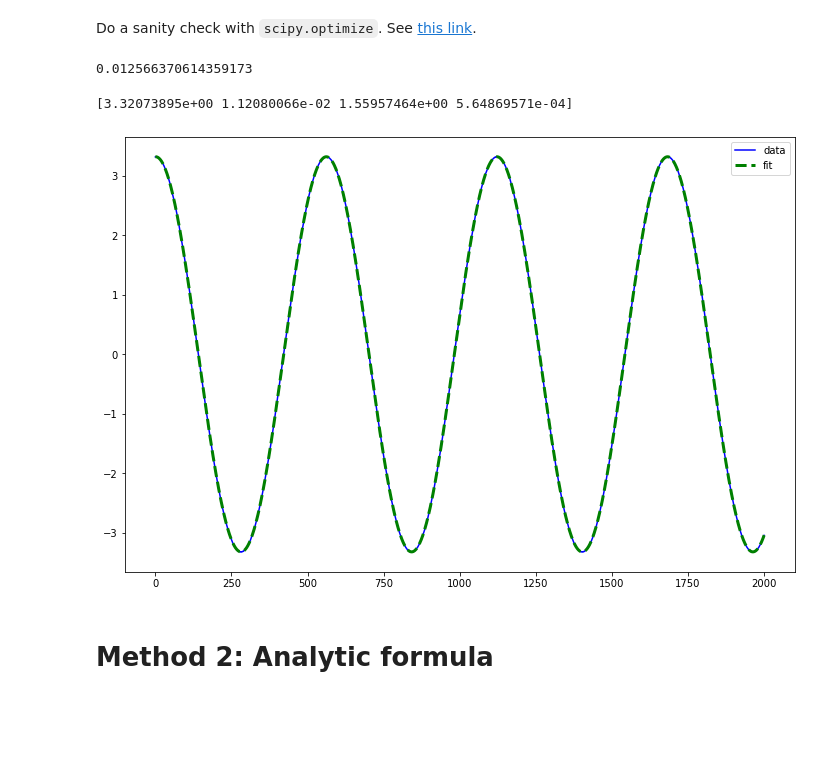
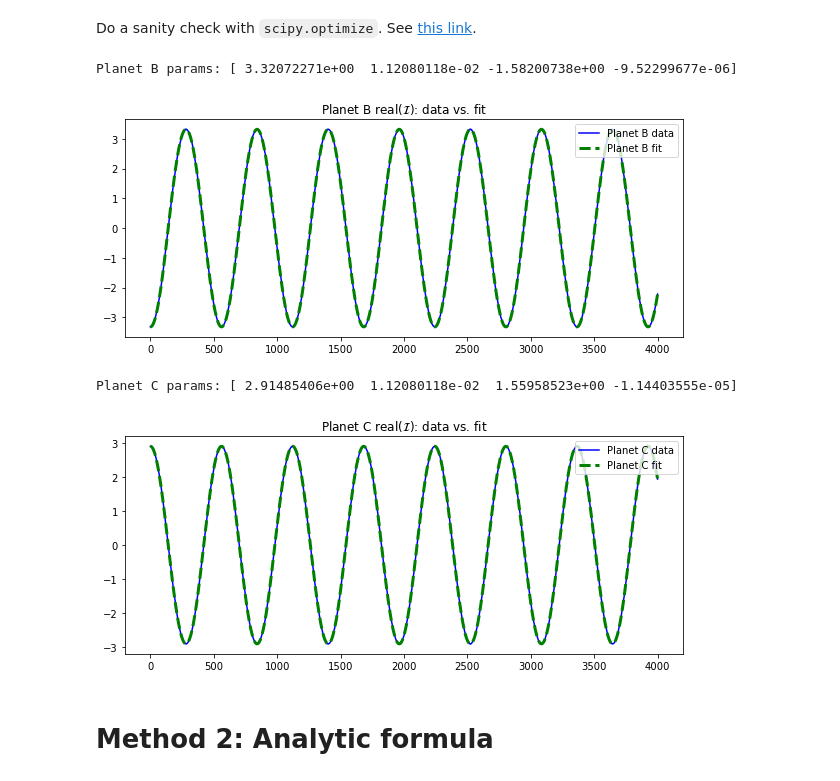
Before and after one commit to Jupiter1994/inc-dynamics, a Jupyter notebook: two_planet/two_planet.ipynb, the cells around one changed output. Cells and saved outputs as stored; diff of their text form; code cells hidden in the pictures; blank space fills up the shorter version.

```diff
--- a/two_planet/two_planet.ipynb
+++ b/two_planet/two_planet.ipynb
@@ -97,6 +97,7 @@ Per Appendix 1 in Su & Lai (2022), we track complex inclination $\mathcal{I}_j \
 tstep = 1
 tmax = 4e3 # end time of integration (yr)
 num_steps = int(tmax / tstep)
+N = num_steps
 
 b_incs_rad = np.asarray([0.] * num_steps) # inclination (radians) of Planet B over the sim
 c_incs_rad = np.asarray([0.] * num_steps) # inc (radians) of Planet C over the sim
@@ -160,10 +163,10 @@ with lzma.open(file_path, 'wb') as f:
 ## Load in sim data
 # %%
 # load in data, if necessary
-load_data = True
+load_data = False
 if load_data:
     tstep = int(1)
-    tmax = 2e3
+    tmax = 4e3
     num_steps = int(tmax)
     N = int(num_steps)
 
@@ -416,35 +375,50 @@ Mode amp: [0.75154189 0.65968537]
 ## Sanity check
 # %% [markdown]
 Do a sanity check with `scipy.optimize`. See [this link](https://scipy-lectures.org/intro/scipy/auto_examples/plot_curve_fit.html).
-# %%
-2*np.pi/N * max_freq
-# %% [output]
-0.012566370614359173
 # %%
 def test_func(x, a, b, c, d):
     '''
     Returns a sin function a*sin(bx + c) + d.
 
     '''
 
     return a * np.sin(b * x + c) + d
 
-# guess = [3, .011, 3.1, 0]
-guess = [b_fft[max_freq], (2*np.pi/N) * max_freq, 0, 0]
+# Given our FFT results as an initial guess, use curve_fit to infer the parameters
+# of Planet B's complex inclination series (real component).
+guess_b = [b_fft[max_freq], (2*np.pi/N) * max_freq, 0, 0]
 params, params_covariance = optimize.curve_fit(test_func, times, b_series,
-                                               p0=guess)
-print(params)
-
+                                               p0=guess_b)
+print(f'Planet B params: {params}')
 a, b, c, d = params
 
-plt.figure(figsize=(12,8))
-plt.plot(times, b_series, 'b', label='data')
-plt.plot(times, test_func(times, a, b, c, d), 'g--', lw='3', label='fit')
-plt.legend()
+plt.figure(figsize=(10,4))
+plt.plot(times, b_series, color='b', label='Planet B data')
+plt.plot(times, test_func(times, a, b, c, d), 'g--', lw='3', label='Planet B fit')
+
+plt.title('Planet B real($\mathcal{I}$): data vs. fit')
+plt.legend(loc='upper right')
 plt.show()
+
+# Same as above with Planet C.
+guess_c = [c_fft[max_freq], (2*np.pi/N) * max_freq, 0, 0]
+params, params_covariance = optimize.curve_fit(test_func, times, c_series,
+                                               p0=guess_c)
+print(f'Planet C params: {params}')
+a, b, c, d = params
+
+plt.figure(figsize=(10,4))
+plt.plot(times, c_series, color='b', label='Planet C data')
+plt.plot(times, test_func(times, a, b, c, d), 'g--', lw='3', label='Planet C fit')
+
+plt.title('Planet C real($\mathcal{I}$): data vs. fit')
+plt.legend(loc='upper right')
+plt.show()
 # %% [output]
-[3.32073895e+00 1.12080066e-02 1.55957464e+00 5.64869571e-04]
+Planet B params: [ 3.32072271e+00  1.12080118e-02 -1.58200738e+00 -9.52299677e-06]
-[figure, old version]
+[figure, new version]
+Planet C params: [ 2.91485406e+00  1.12080118e-02  1.55958523e+00 -1.14403555e-05]
+[figure, added]
 # %% [markdown]
 # Method 2: Analytic formula
 # %% [markdown]
```
Also changed, not shown: parts of 24 cells of this notebook, 1 other file.
